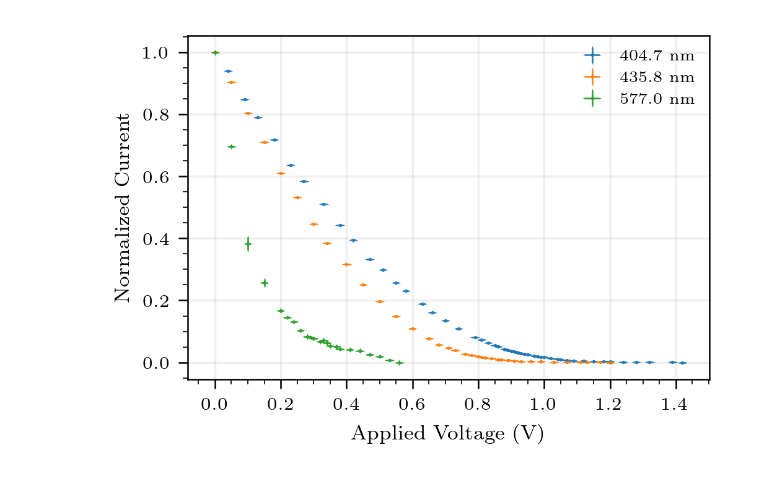
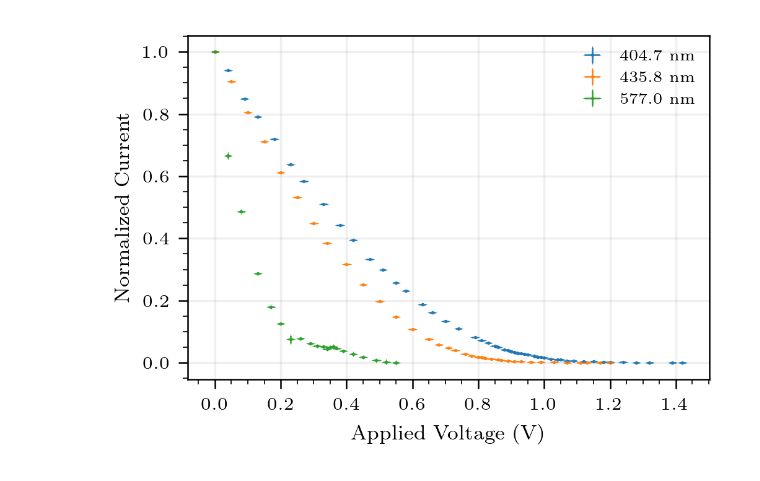
Before and after one commit to asuradev99/jlab, a Jupyter notebook: photoelectric/main.ipynb, the cells around one changed output. Cells and saved outputs as stored; diff of their text form; code cells hidden in the pictures.

```diff
--- a/photoelectric/main.ipynb
+++ b/photoelectric/main.ipynb
@@ -20,35 +20,35 @@ v_unc    = 0.01        # V
 e        = 1.602e-19   # C
 
 wavelengths = np.array([404.7, 435.8, 577.0])
-wave = '577.0'
+wave = '577.0-tape'
 colors      = plt.rcParams["axes.prop_cycle"].by_key()["color"]
 wl_colors   = {wl: colors[i] for i, wl in enumerate(wavelengths)}
 frequencies = c / (wavelengths * 1e-9)
 freq_unc    = (c / (wavelengths * 1e-9)**2) * wave_unc * 1e-9
 
 def load_iv_data(wl_nm):
     if(wl_nm == 577.0):
         df = pd.read_csv(f"{wave}.csv")
     else:
         df = pd.read_csv(f"{wl_nm}.csv")
     I  = df[["I1", "I2", "I3", "I4", "I5"]].values
     return df["V"].values, I.mean(axis=1), scipy.stats.sem(I, axis=1)
 
 datasets = {}
 for wl in wavelengths:
     V, I, u = load_iv_data(wl)
     datasets[wl] = V, (I - I.min()) / (I.max()-I.min()), u / (I.max()-I.min())
     # datasets[wl] = V, I, u
 
 fig, ax = plt.subplots(figsize=(3.5, 2.5))
 for wl, (V, I, u) in datasets.items():
     ax.errorbar(V, I, yerr=u, xerr=np.ones_like(u)*v_unc, fmt="o", capsize=0.1, markersize=0.3,
                 color=wl_colors[wl], label=f"{wl} nm")
 ax.set_xlabel("Applied Voltage (V)")
 ax.set_ylabel("Normalized Current")
 ax.legend()
 plt.tight_layout()
 plt.grid(alpha=0.2)
 plt.show()
 # %% [output]
-[figure, old version]
+[figure, new version]
```
Also changed, not shown: parts of 10 cells of this notebook.
